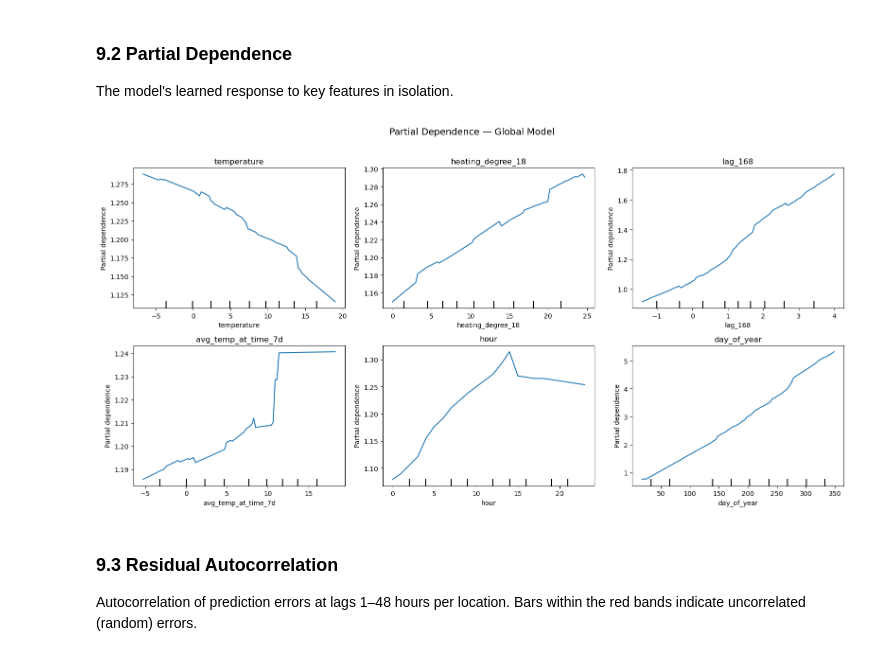
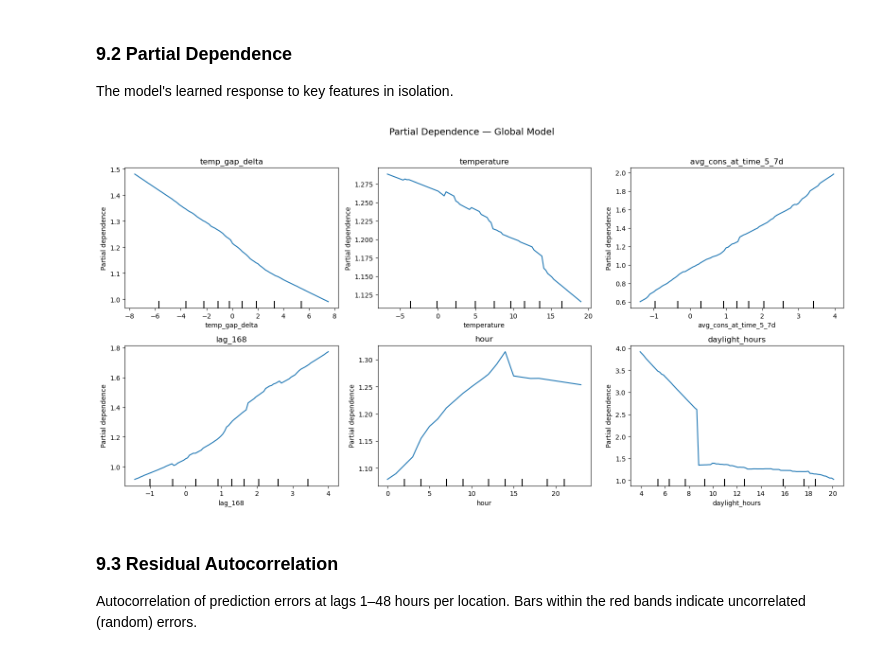
Before and after one commit to sagrimstad/EIT_G3, a Jupyter notebook: notebooks/lgbm_pipeline.ipynb, the cells around one changed output. Cells and saved outputs as stored; diff of their text form; code cells hidden in the pictures.

```diff
--- a/notebooks/lgbm_pipeline.ipynb
+++ b/notebooks/lgbm_pipeline.ipynb
@@ -942,22 +968,27 @@ plt.tight_layout(); plt.show()
 
 The model's learned response to key features in isolation.
 # %%
-key_features = [f for f in ["temperature", "heating_degree_18", "lag_168",
-                             "avg_temp_at_time_7d", "hour", "day_of_year"]
-                if f in last.X_train.columns]
+key_features = [f for f in [
+    "temp_gap_delta",
+    "temperature",
+    "avg_cons_at_time_5_7d",
+    "lag_168",
+    "hour",
+    "daylight_hours",
+] if f in last.X_train.columns]
 
 fig, axes = plt.subplots(2, 3, figsize=(16, 8))
 for ax, feat in zip(axes.flat, key_features):
     X_plot = last.X_train.copy()
     if feat in ["hour", "day_of_year"]:
         X_plot[feat] = X_plot[feat].astype(float)
     PartialDependenceDisplay.from_estimator(
         fi_model, X_plot, [feat], ax=ax, line_kw={"color": "tab:blue"})
     ax.set_title(feat); ax.grid(True, alpha=0.3)
 plt.suptitle("Partial Dependence — Global Model", fontsize=14, y=1.02)
 plt.tight_layout(); plt.show()
 # %% [output]
-[figure, old version]
+[figure, new version]
 # %% [markdown]
 ### 9.3 Residual Autocorrelation
 
```
Also changed, not shown: parts of 11 cells of this notebook, 3 other files.
